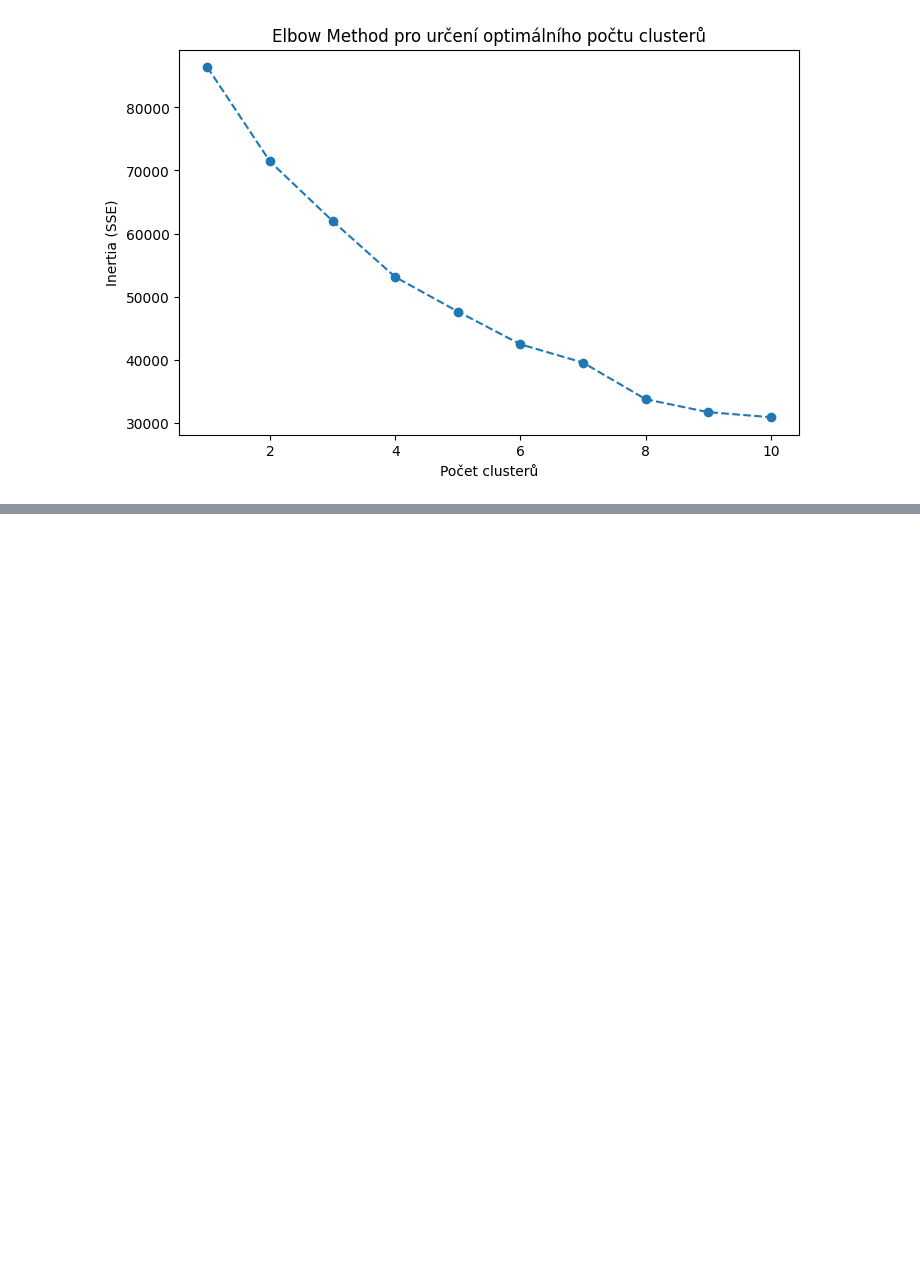
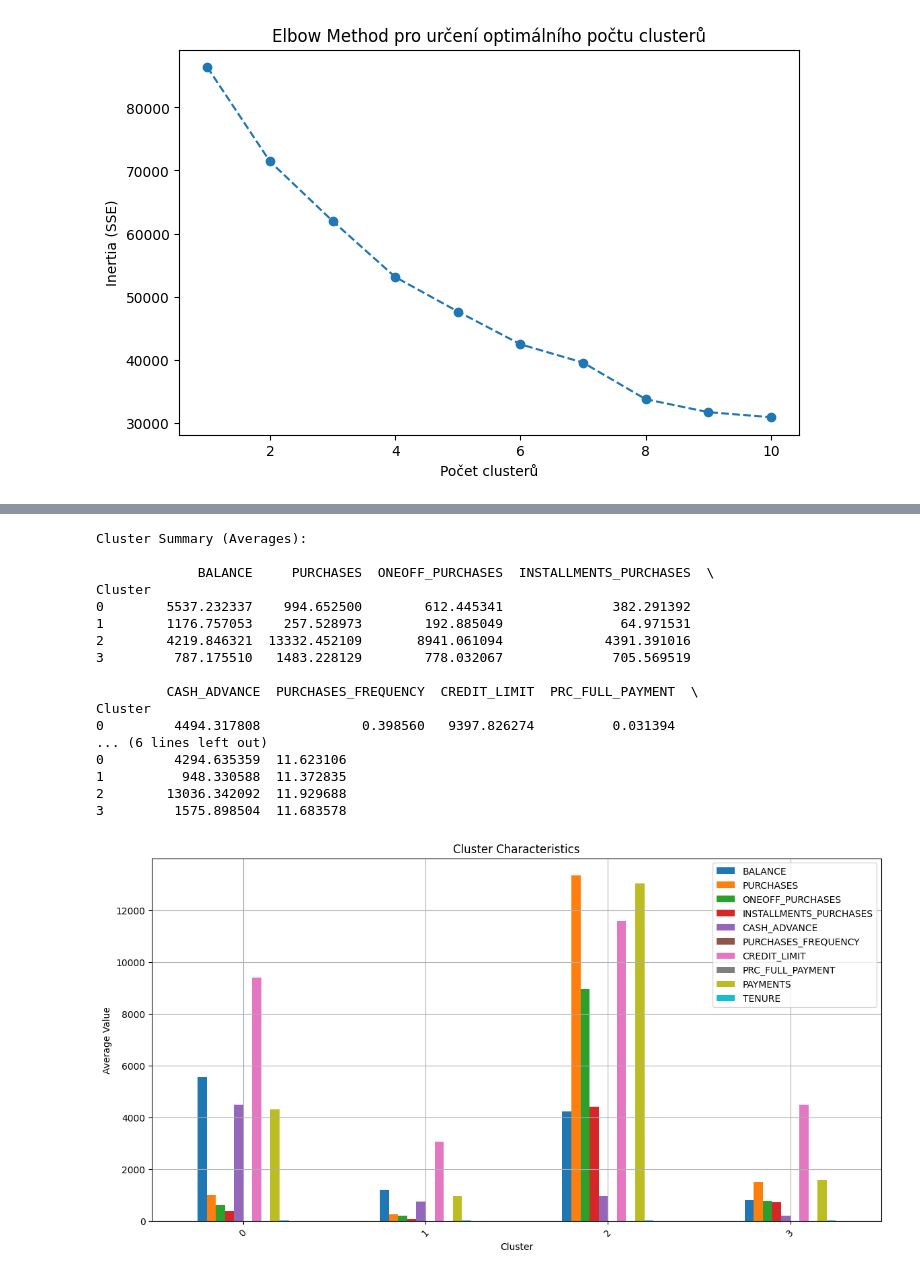
Before and after one commit to z1gyy/Data-Analysis, a Jupyter notebook: credit.ipynb, the cells around one changed output, grey strips where cells are left out. Cells and saved outputs as stored; diff of their text form; code cells hidden in the pictures; blank space fills up the shorter version.

```diff
--- a/credit.ipynb
+++ b/credit.ipynb
@@ -296,0 +317,35 @@ Cluster
+# %%
+# Grafické porovnání klíčových metrik pro clustery
+# Shrnutí clusterů
+def describe_clusters(df, features, cluster_col='Cluster'):
+    cluster_summary = df.groupby(cluster_col)[features].mean()
+    print("Cluster Summary (Averages):\n")
+    print(cluster_summary)
+    return cluster_summary
+
+cluster_summary = describe_clusters(df, features)
+
+cluster_summary.plot(kind='bar', figsize=(14, 7), title="Cluster Characteristics")
+plt.xticks(rotation=45)
+plt.ylabel('Average Value')
+plt.grid(True)
+plt.show()
+# %% [output]
+Cluster Summary (Averages):
+
+             BALANCE     PURCHASES  ONEOFF_PURCHASES  INSTALLMENTS_PURCHASES  \
+Cluster
+0        5537.232337    994.652500        612.445341              382.291392
+1        1176.757053    257.528973        192.885049               64.971531
+2        4219.846321  13332.452109       8941.061094             4391.391016
+3         787.175510   1483.228129        778.032067              705.569519
+
+         CASH_ADVANCE  PURCHASES_FREQUENCY  CREDIT_LIMIT  PRC_FULL_PAYMENT  \
+Cluster
+0         4494.317808             0.398560   9397.826274          0.031394
+... (6 lines left out)
+0         4294.635359  11.623106
+1          948.330588  11.372835
+2        13036.342092  11.929688
+3         1575.898504  11.683578
+[figure, added]
```
Also changed, not shown: parts of 10 cells of this notebook.
